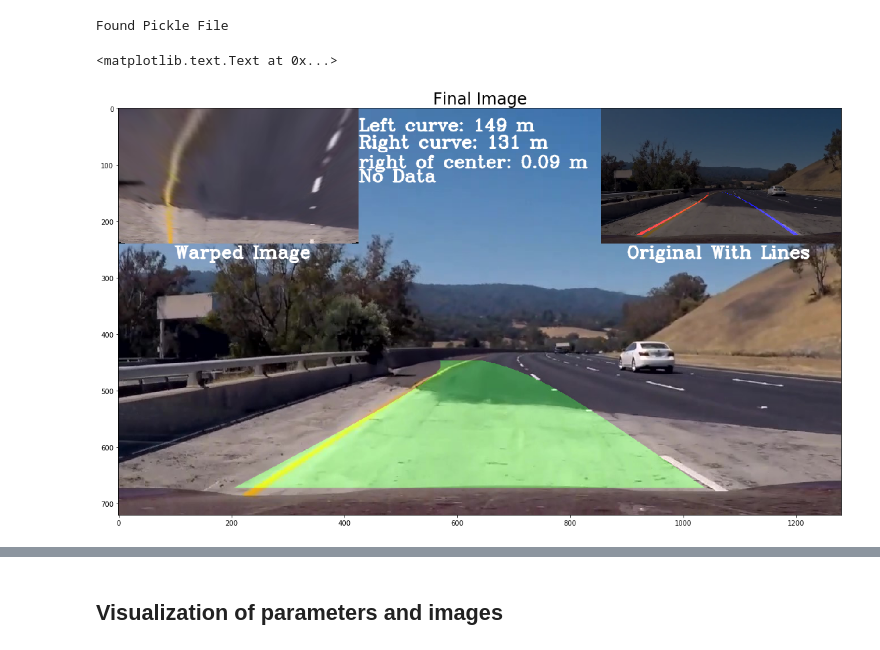
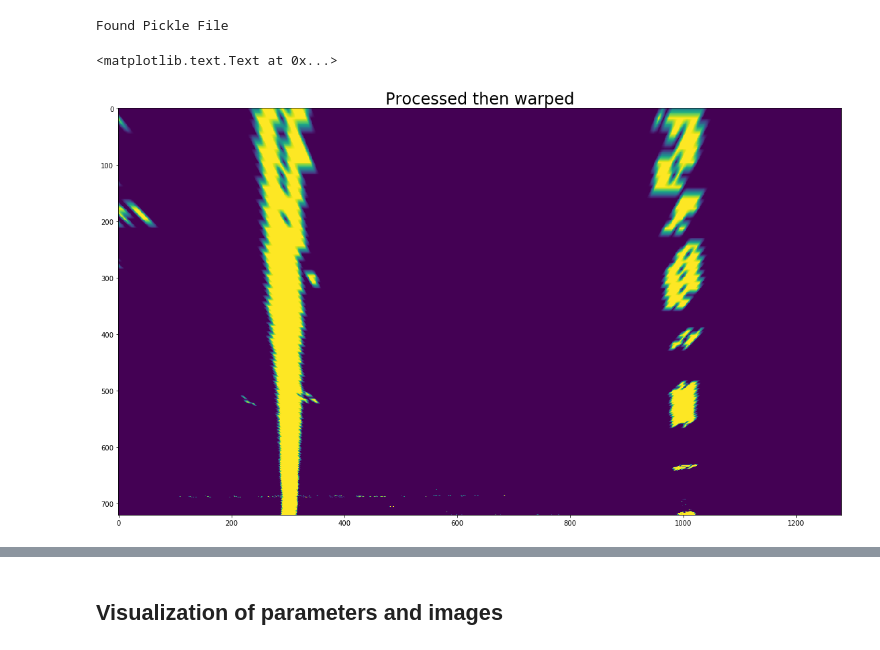
Before and after one commit to jkocsis3/Advanced-Lane-Finding, a Jupyter notebook: AdvancedLaneDetection.ipynb, the cells around one changed output, grey strips where cells are left out. Drawn from its saved outputs; the diff is of its cells as text; code cells hidden in the pictures.

```diff
--- a/AdvancedLaneDetection.ipynb
+++ b/AdvancedLaneDetection.ipynb
@@ -164,7 +164,7 @@ def ProcessImage(img):
     gray = cv2.cvtColor(img, cv2.COLOR_RGB2GRAY)
     gradx = abs_sobel_thresh(gray, orient='x', sobel_kernel=3, thresh=(12, 255))
     grady = abs_sobel_thresh(gray, orient='y', sobel_kernel=3, thresh=(25, 255))
-    c_binary = color_threshold(img, sThresh=(50,255), vThresh=(100,255) )
+    c_binary = color_threshold(img, sThresh=(120,255), vThresh=(100,255) )
     finalImage = np.zeros_like(img[:,:,0])
     finalImage[((gradx ==1) & (grady == 1) | (c_binary == 1))] = 255
     #plt.imshow(finalImage, cmap="gray")
@@ -489,17 +510,28 @@ def RunPipeline(image):
     #plt.imshow(finalImage, cmap='gray')
     #print(left_curve, right_curve, center, count)
 # %%
-image = mpimg.imread("trimmed2_Moment(2).jpg")
+image = mpimg.imread("test_images/straight_lines1.jpg")
+
+img_size = (image.shape[1], image.shape[0])
+# undistort the image using the calibrated values
+undistortedImage = Undistort(image, mtx, dist )
+m, Minv = GetWarpImageData(img_size)
 
 
-result= RunPipeline(image)
+# perform the gradient and threshold work and get a binary image
+
+combined = ProcessImage(undistortedImage)
+warped = cv2.warpPerspective(combined, m, img_size, flags=cv2.INTER_LINEAR)
+
+
+#result= RunPipeline(image)
 f, (ax1) = plt.subplots(1, 1, figsize=(24, 9))
 f.tight_layout()
 
-ax1.imshow(result)
-ax1.set_title('Final Image', fontsize=24)
+ax1.imshow(warped)
+ax1.set_title('Processed then warped', fontsize=24)
 # %% [output]
 <matplotlib.text.Text at 0x...>
-[figure, old version]
+[figure, new version]
 # %%
     output = 'test_out.mp4'
```
Also changed, not shown: parts of 17 cells of this notebook, 6 other files.
